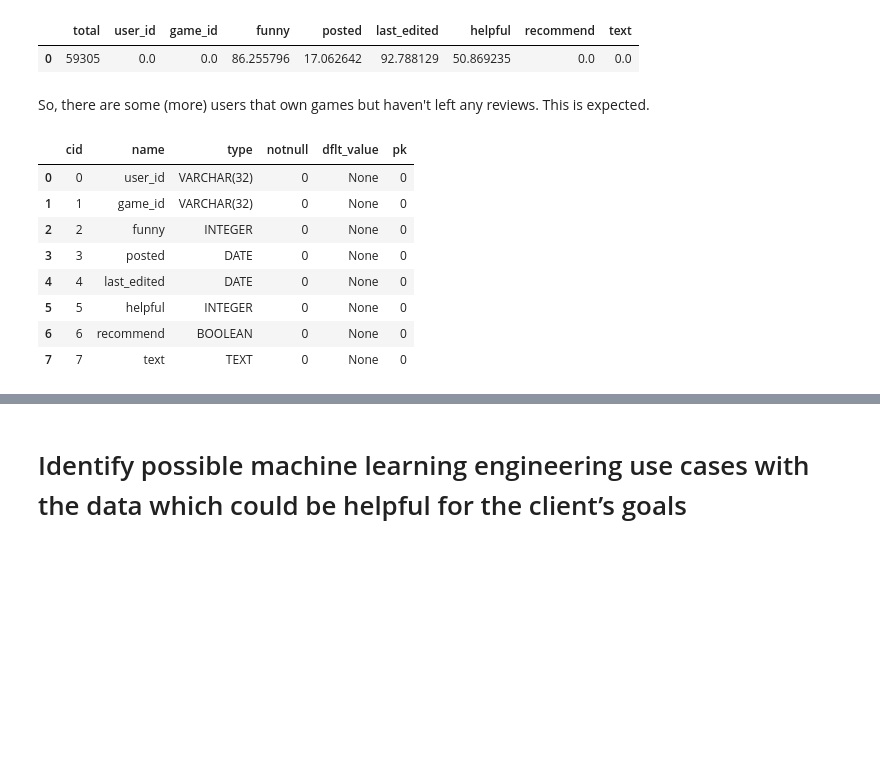
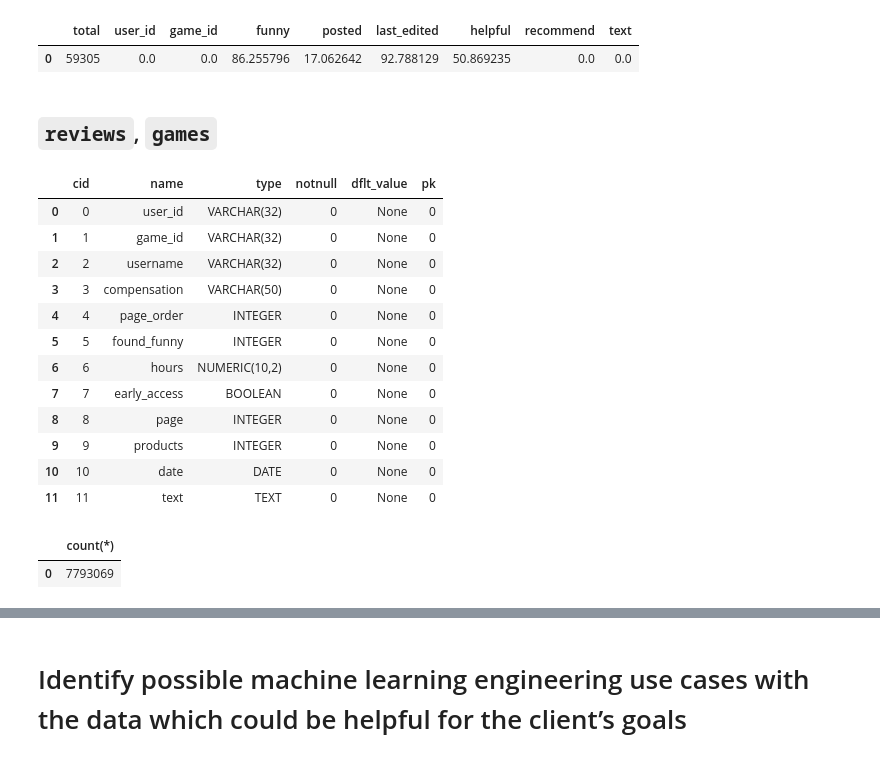
Before and after one commit to ayorgo/steam-recsys, a Jupyter notebook: steam-recsys.ipynb, the cells around one changed output, grey strips where cells are left out. Drawn from its saved outputs; the diff is of its cells as text; code cells hidden in the pictures; blank space fills up the shorter version.

```diff
--- a/steam-recsys.ipynb
+++ b/steam-recsys.ipynb
@@ -913,17 +929,26 @@ query("""
 # %% [output]
 |  | total | user_id | game_id | funny | posted | last_edited | helpful | recommend | text |
 | 0 | 59305 | 0.0 | 0.0 | 86.255796 | 17.062642 | 92.788129 | 50.869235 | 0.0 | 0.0 |
-# %% [markdown]
-So, there are some (more) users that own games but haven't left any reviews. This is expected.
+# %% [markdown]
+## `reviews`, `games`
 # %%
-query("PRAGMA table_info([reviews_australian]);")
+query("PRAGMA table_info([reviews]);")
 # %% [output]
 |  | cid | name | type | notnull | dflt_value | pk |
 | 0 | 0 | user_id | VARCHAR(32) | 0 | None | 0 |
 | 1 | 1 | game_id | VARCHAR(32) | 0 | None | 0 |
-| 2 | 2 | funny | INTEGER | 0 | None | 0 |
-| 3 | 3 | posted | DATE | 0 | None | 0 |
-| 4 | 4 | last_edited | DATE | 0 | None | 0 |
-| 5 | 5 | helpful | INTEGER | 0 | None | 0 |
-| 6 | 6 | recommend | BOOLEAN | 0 | None | 0 |
-| 7 | 7 | text | TEXT | 0 | None | 0 |
+| 2 | 2 | username | VARCHAR(32) | 0 | None | 0 |
+| 3 | 3 | compensation | VARCHAR(50) | 0 | None | 0 |
+| 4 | 4 | page_order | INTEGER | 0 | None | 0 |
+| 5 | 5 | found_funny | INTEGER | 0 | None | 0 |
+| 6 | 6 | hours | NUMERIC(10,2) | 0 | None | 0 |
+| 7 | 7 | early_access | BOOLEAN | 0 | None | 0 |
+| 8 | 8 | page | INTEGER | 0 | None | 0 |
+| 9 | 9 | products | INTEGER | 0 | None | 0 |
+| 10 | 10 | date | DATE | 0 | None | 0 |
+| 11 | 11 | text | TEXT | 0 | None | 0 |
+# %%
+query("SELECT count(*) FROM reviews;")
+# %% [output]
+|  | count(*) |
+| 0 | 7793069 |
```
Also changed, not shown: parts of 20 cells of this notebook.
